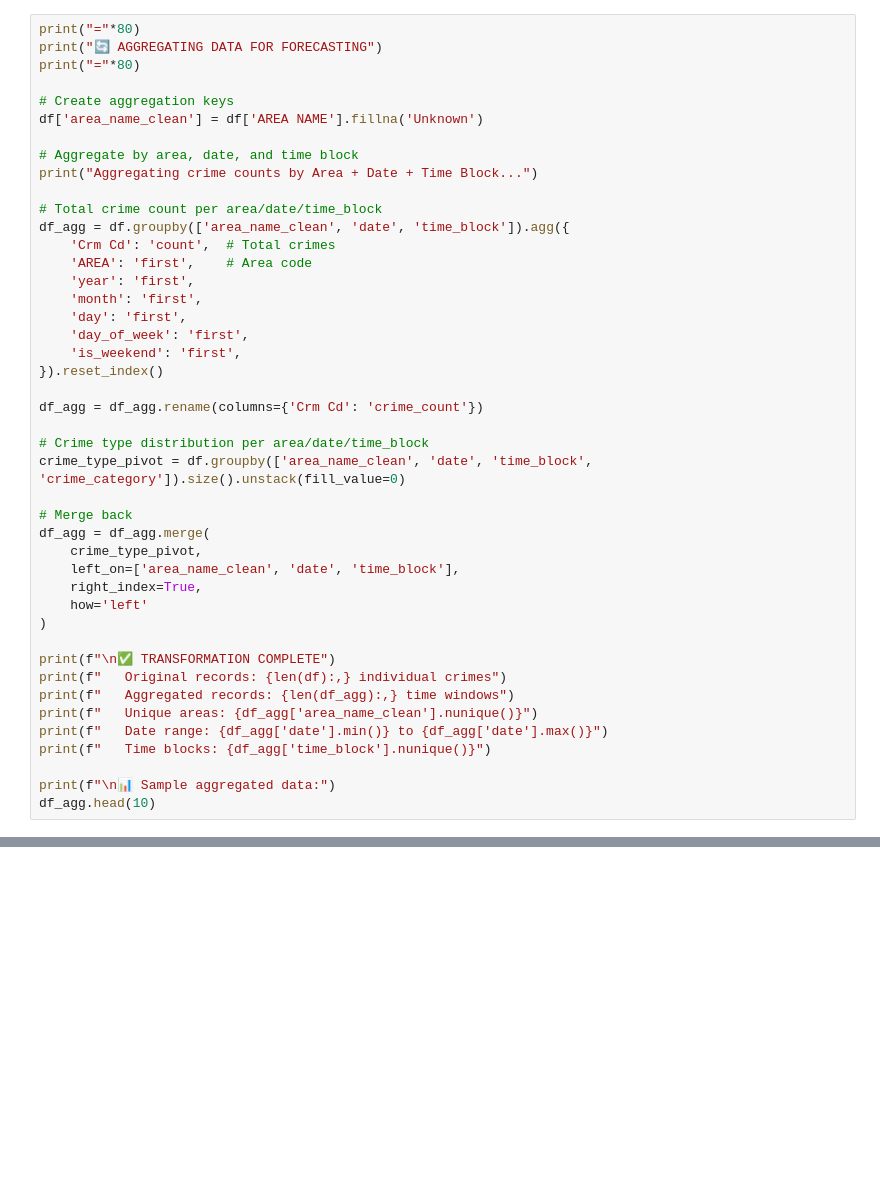
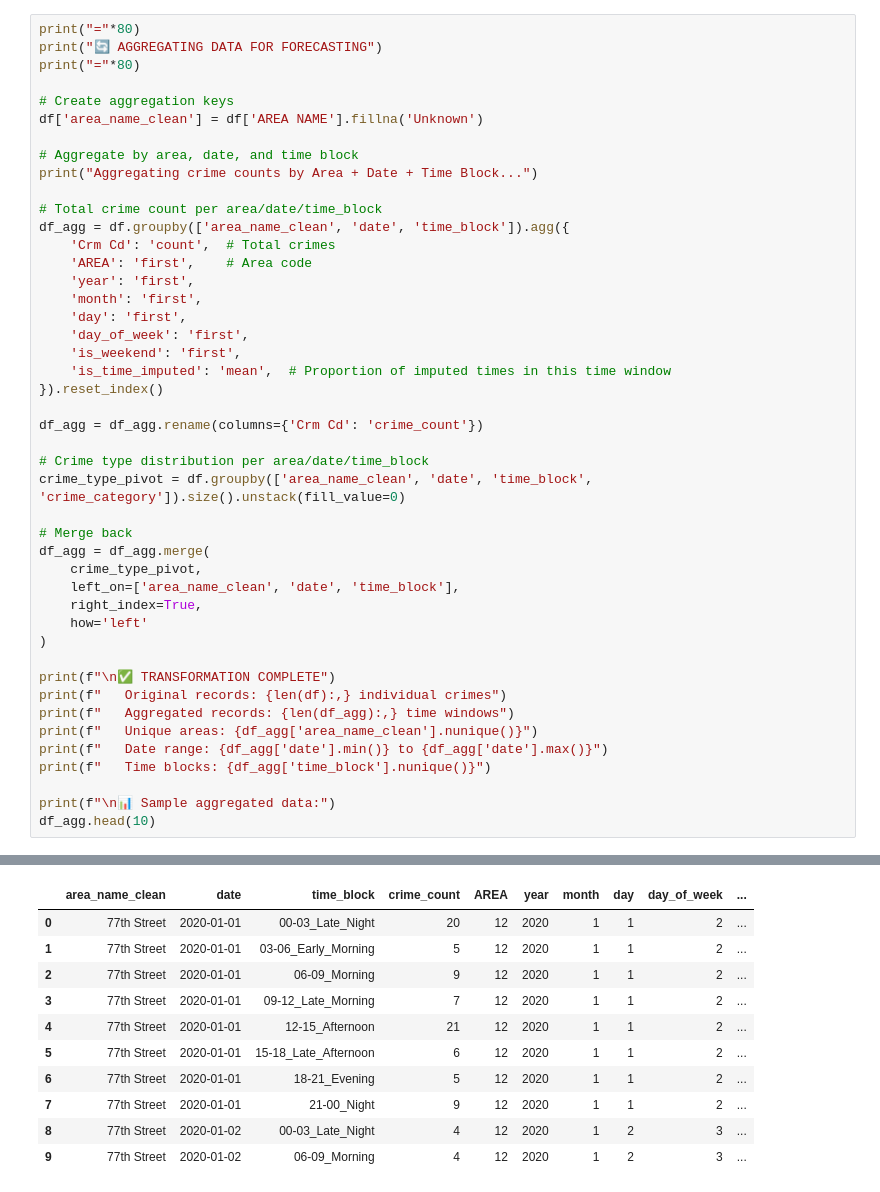
Before and after one commit to Narasimhaponnada/predictive-policing, a Jupyter notebook: crime_forecasting.ipynb, the cells around one changed output, grey strips where cells are left out. Saved outputs shown, nothing was run; the diff lists cells and outputs as text; blank space fills up the shorter version.

```diff
--- a/crime_forecasting.ipynb
+++ b/crime_forecasting.ipynb
@@ -186,6 +911,7 @@ df_agg = df.groupby(['area_name_clean', 'date', 'time_block']).agg({
     'day': 'first',
     'day_of_week': 'first',
     'is_weekend': 'first',
+    'is_time_imputed': 'mean',  # Proportion of imputed times in this time window
 }).reset_index()
 
 df_agg = df_agg.rename(columns={'Crm Cd': 'crime_count'})
@@ -210,3 +936,4 @@ print(f"   Time blocks: {df_agg['time_block'].nunique()}")
 
 print(f"\n📊 Sample aggregated data:")
 df_agg.head(10)
+# %% [output]
@@ -213 +953,12 @@ df_agg.head(10)
+|  | area_name_clean | date | time_block | crime_count | AREA | year | month | day | day_of_week | ... |
+| 0 | 77th Street | 2020-01-01 | 00-03_Late_Night | 20 | 12 | 2020 | 1 | 1 | 2 | ... |
+| 1 | 77th Street | 2020-01-01 | 03-06_Early_Morning | 5 | 12 | 2020 | 1 | 1 | 2 | ... |
+| 2 | 77th Street | 2020-01-01 | 06-09_Morning | 9 | 12 | 2020 | 1 | 1 | 2 | ... |
+| 3 | 77th Street | 2020-01-01 | 09-12_Late_Morning | 7 | 12 | 2020 | 1 | 1 | 2 | ... |
+| 4 | 77th Street | 2020-01-01 | 12-15_Afternoon | 21 | 12 | 2020 | 1 | 1 | 2 | ... |
+| 5 | 77th Street | 2020-01-01 | 15-18_Late_Afternoon | 6 | 12 | 2020 | 1 | 1 | 2 | ... |
+| 6 | 77th Street | 2020-01-01 | 18-21_Evening | 5 | 12 | 2020 | 1 | 1 | 2 | ... |
+| 7 | 77th Street | 2020-01-01 | 21-00_Night | 9 | 12 | 2020 | 1 | 1 | 2 | ... |
+| 8 | 77th Street | 2020-01-02 | 00-03_Late_Night | 4 | 12 | 2020 | 1 | 2 | 3 | ... |
+| 9 | 77th Street | 2020-01-02 | 06-09_Morning | 4 | 12 | 2020 | 1 | 2 | 3 | ... |
 # %% [markdown]
```
Also changed, not shown: parts of 50 cells of this notebook, 2 other files.
